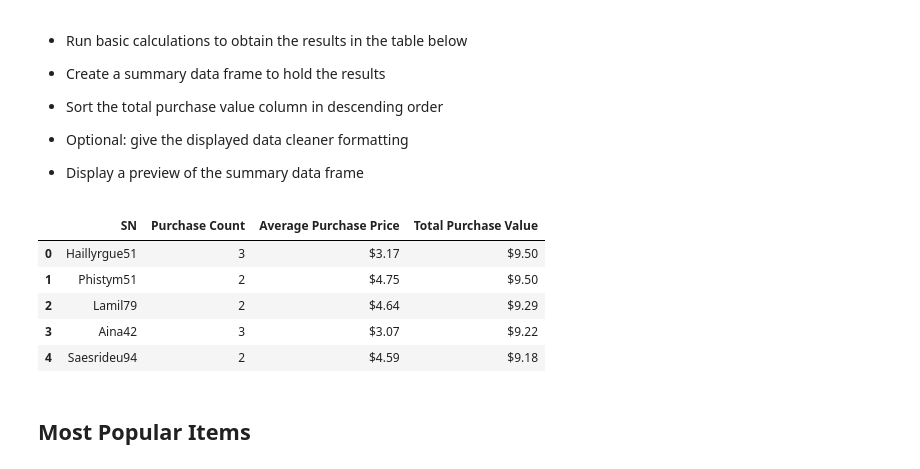
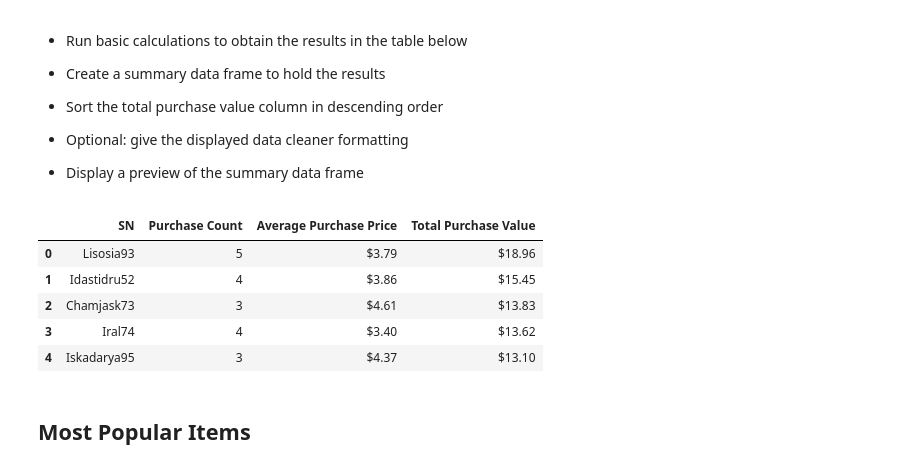
Before and after one commit to IssyL08/Gaming-Company-Reporting, a Jupyter notebook: HeroesOfPymoli/HeroesOfPymoli_ILehar.ipynb, the cells around one changed output. Drawn from its saved outputs; the diff is of its cells as text; code cells hidden in the pictures.

```diff
--- a/HeroesOfPymoli/HeroesOfPymoli_ILehar.ipynb
+++ b/HeroesOfPymoli/HeroesOfPymoli_ILehar.ipynb
@@ -241,21 +241,21 @@ summary_pa_age_b.head(8).style.format({"Total Purchase Value": "${:,.2f}"})
 # %%
 df_sn_2 = purchase_data_df.groupby('SN')
 purchase_counts = df_sn_2['Gender'].count()
-average_spending = round(df_sn_2['Price'].mean(),2).map('${:,.2f}'.format)
-total_purchase = round(df_sn_2['Price'].sum(),2).map('${:,.2f}'.format)
+average_spending = round(df_sn_2['Price'].mean(),2)
+total_purchase = round(df_sn_2['Price'].sum(),2)
 
-summary6 = pd.DataFrame([purchase_counts, average_spending, total_purchase])
-summary7 = summary6.T
-summary7.columns = ['Purchase Count', 'Average Purchase Price', 'Total Purchase Value']
-
-summary7.sort_values('Total Purchase Value', ascending=False).reset_index().head()
+summary_Top_Spend = pd.DataFrame([purchase_counts, average_spending, total_purchase])
+summary_Top_Spend_b = summary_Top_Spend.T
+summary_Top_Spend_b.columns = ['Purchase Count', 'Average Purchase Price', 'Total Purchase Value']
+summary_Top_Spend_b.sort_values('Total Purchase Value', ascending=False).reset_index().head().style.format(
+    {"Purchase Count":"{:,.0f}","Total Purchase Value":"${:,.2f}","Average Purchase Price":"${:,.2f}"})
 # %% [output]
 |  | SN | Purchase Count | Average Purchase Price | Total Purchase Value |
-| 0 | Haillyrgue51 | 3 | $3.17 | $9.50 |
-| 1 | Phistym51 | 2 | $4.75 | $9.50 |
-| 2 | Lamil79 | 2 | $4.64 | $9.29 |
-| 3 | Aina42 | 3 | $3.07 | $9.22 |
-| 4 | Saesrideu94 | 2 | $4.59 | $9.18 |
+| 0 | Lisosia93 | 5 | $3.79 | $18.96 |
+| 1 | Idastidru52 | 4 | $3.86 | $15.45 |
+| 2 | Chamjask73 | 3 | $4.61 | $13.83 |
+| 3 | Iral74 | 4 | $3.40 | $13.62 |
+| 4 | Iskadarya95 | 3 | $4.37 | $13.10 |
 # %% [markdown]
 ## Most Popular Items
 # %% [markdown]
```
Also changed, not shown: parts of 4 cells of this notebook, 1 other file.
